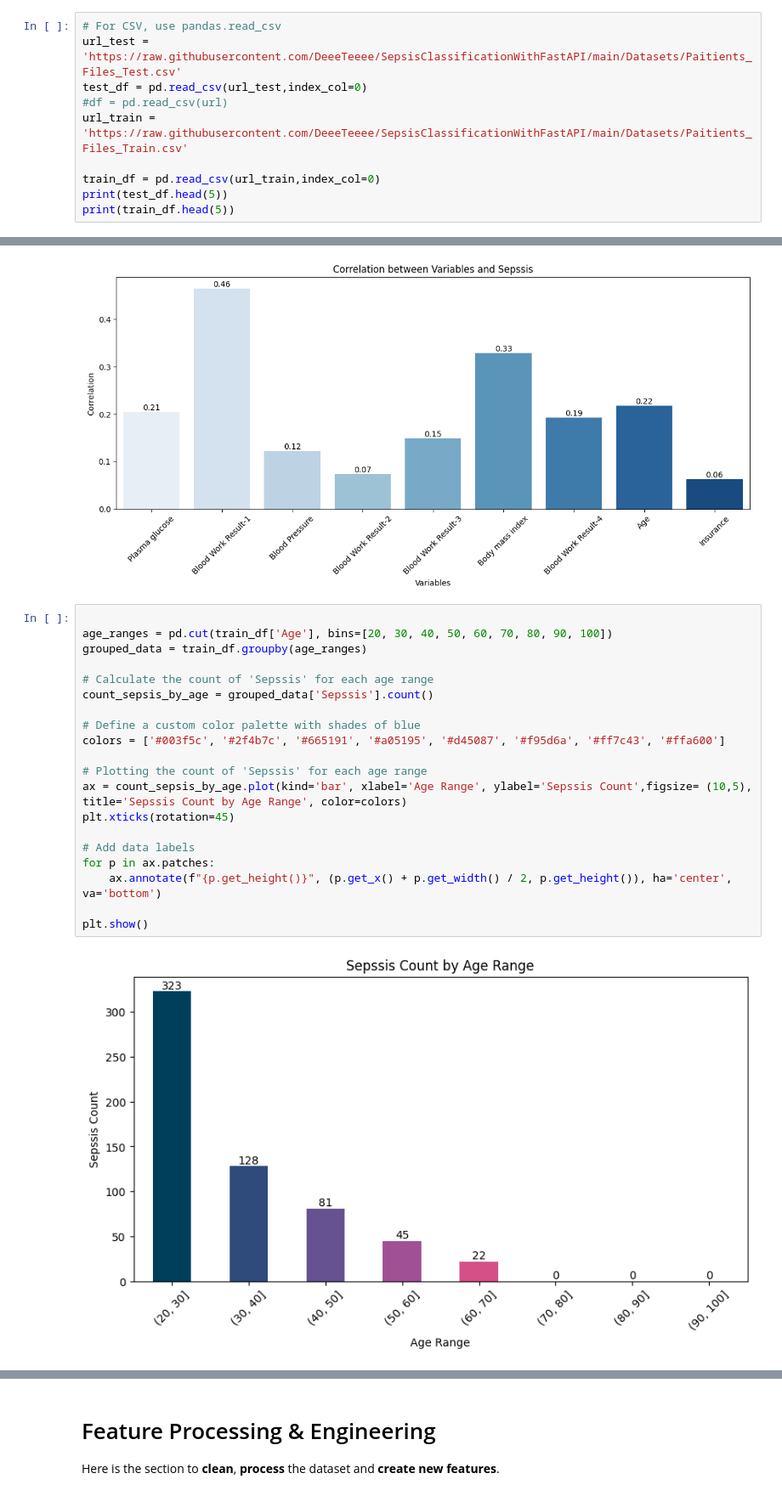
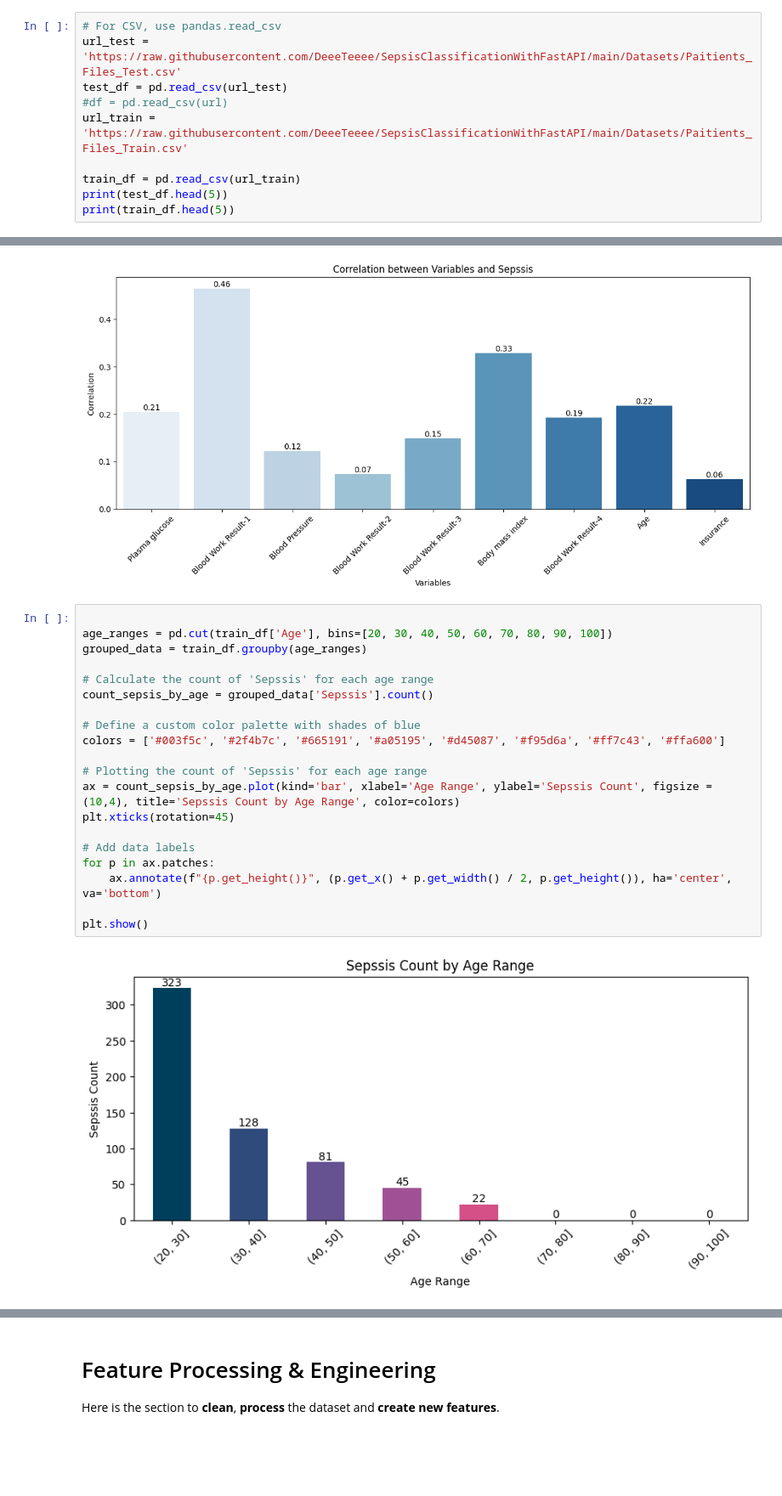
Before and after one commit to DeeeTeeee/CustomerChurnWithFastAPI, a Jupyter notebook: ML_Step_By_Step_Guide.ipynb, the cells around one changed output, grey strips where cells are left out. Shown at 85% size. Drawn from its saved outputs; the diff is of its cells as text; blank space fills up the shorter version.

```diff
--- a/ML_Step_By_Step_Guide.ipynb
+++ b/ML_Step_By_Step_Guide.ipynb
@@ -77,11 +77,11 @@ Here is the section to load the datasets (train, eval, test) and the additional
 # %%
 # For CSV, use pandas.read_csv
 url_test = 'https://raw.githubusercontent.com/DeeeTeeee/SepsisClassificationWithFastAPI/main/Datasets/Paitients_Files_Test.csv'
-test_df = pd.read_csv(url_test,index_col=0)
+test_df = pd.read_csv(url_test)
 #df = pd.read_csv(url)
 url_train = 'https://raw.githubusercontent.com/DeeeTeeee/SepsisClassificationWithFastAPI/main/Datasets/Paitients_Files_Train.csv'
 
-train_df = pd.read_csv(url_train,index_col=0)
+train_df = pd.read_csv(url_train)
 print(test_df.head(5))
 print(train_df.head(5))
 # %% [output]
@@ -597,22 +599,22 @@ plt.show()
 # %%
 
 age_ranges = pd.cut(train_df['Age'], bins=[20, 30, 40, 50, 60, 70, 80, 90, 100])
 grouped_data = train_df.groupby(age_ranges)
 
 # Calculate the count of 'Sepssis' for each age range
 count_sepsis_by_age = grouped_data['Sepssis'].count()
 
 # Define a custom color palette with shades of blue
 colors = ['#003f5c', '#2f4b7c', '#665191', '#a05195', '#d45087', '#f95d6a', '#ff7c43', '#ffa600']
 
 # Plotting the count of 'Sepssis' for each age range
-ax = count_sepsis_by_age.plot(kind='bar', xlabel='Age Range', ylabel='Sepssis Count',figsize= (10,5), title='Sepssis Count by Age Range', color=colors)
+ax = count_sepsis_by_age.plot(kind='bar', xlabel='Age Range', ylabel='Sepssis Count', figsize =(10,4), title='Sepssis Count by Age Range', color=colors)
 plt.xticks(rotation=45)
 
 # Add data labels
 for p in ax.patches:
     ax.annotate(f"{p.get_height()}", (p.get_x() + p.get_width() / 2, p.get_height()), ha='center', va='bottom')
 
 plt.show()
 # %% [output]
-[figure, old version]
+[figure, new version]
```
Also changed, not shown: parts of 40 cells of this notebook.
